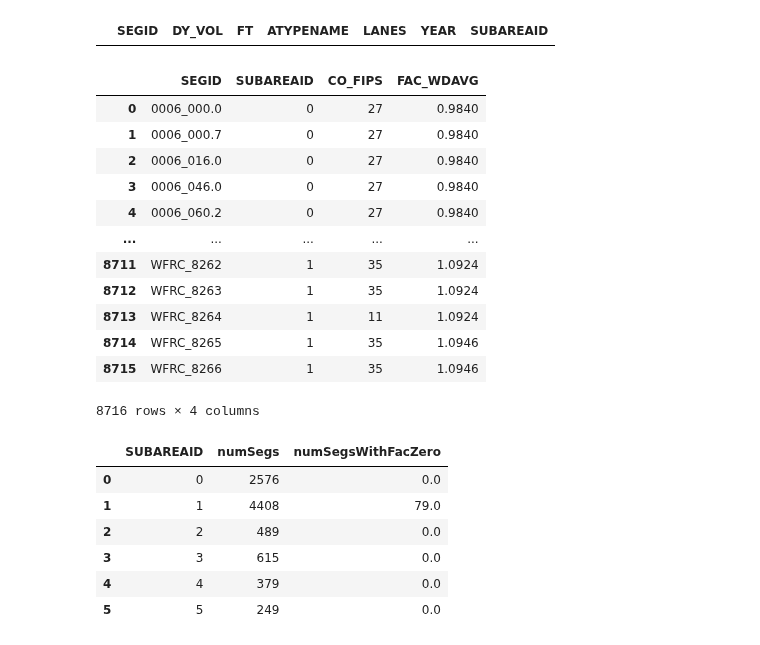
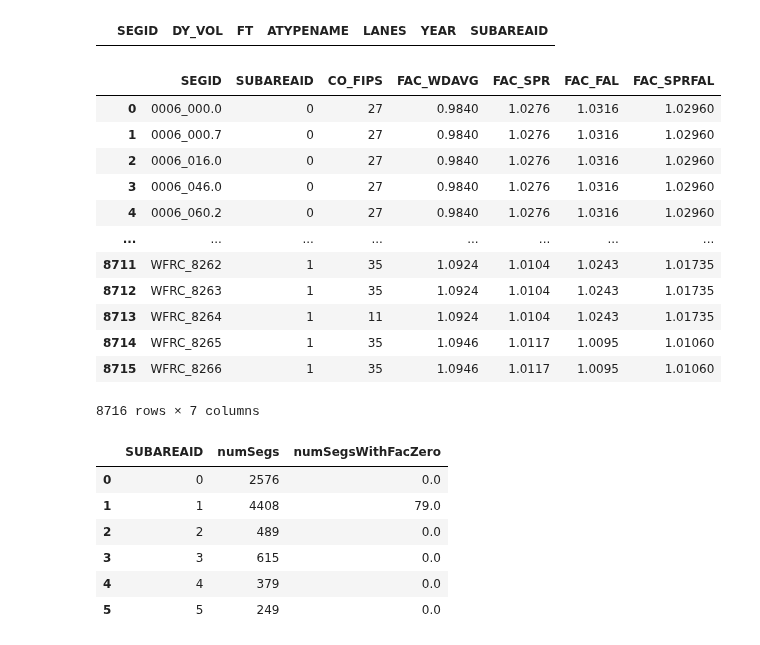
Before and after one commit to WFRCAnalytics/Traffic-Volume-Forecasts, a Jupyter notebook: 3-Prepare-Model-Forecasts.ipynb, the cells around one changed output. Drawn from its saved outputs; the diff is of its cells as text; code cells hidden in the pictures.

```diff
--- a/3-Prepare-Model-Forecasts.ipynb
+++ b/3-Prepare-Model-Forecasts.ipynb
@@ -12,6 +12,8 @@ fnSegmentsShapefile = 'data/segments/Segments_State_20231101_Draft.shp'
 
 # field for weekday factor
 colFacWdAvg = 'FAC_WDAVG'
+colFacSpr   = 'FAC_SPR'
+colFacFal   = 'FAC_FAL'
 
 # SHOULD WE ADJUST WEEKDAY FACTOR INTO FUTURE??
 
@@ -138,25 +140,27 @@ dfMdlVol[dfMdlVol['YEAR']==0]
 # %%
 # GET WEEKDAY FACTORS
 
 # read in segment shapefile
 gdfSegments = gpd.read_file(fnSegmentsShapefile)
-dfFac = gdfSegments[['SEGID', 'SUBAREAID', 'CO_FIPS', colFacWdAvg]].copy()
+dfFac = gdfSegments[['SEGID', 'SUBAREAID', 'CO_FIPS', colFacWdAvg, colFacSpr, colFacFal]].copy()
+
+dfFac['FAC_SPRFAL'] = (dfFac[colFacSpr] + dfFac[colFacFal]) / 2
 
 display(dfFac)
 # %% [output]
-|  | SEGID | SUBAREAID | CO_FIPS | FAC_WDAVG |
-| 0 | 0006_000.0 | 0 | 27 | 0.9840 |
-| 1 | 0006_000.7 | 0 | 27 | 0.9840 |
-| 2 | 0006_016.0 | 0 | 27 | 0.9840 |
-| 3 | 0006_046.0 | 0 | 27 | 0.9840 |
-| 4 | 0006_060.2 | 0 | 27 | 0.9840 |
-| ... | ... | ... | ... | ... |
-| 8711 | WFRC_8262 | 1 | 35 | 1.0924 |
-| 8712 | WFRC_8263 | 1 | 35 | 1.0924 |
-| 8713 | WFRC_8264 | 1 | 11 | 1.0924 |
-| 8714 | WFRC_8265 | 1 | 35 | 1.0946 |
-| 8715 | WFRC_8266 | 1 | 35 | 1.0946 |
+|  | SEGID | SUBAREAID | CO_FIPS | FAC_WDAVG | FAC_SPR | FAC_FAL | FAC_SPRFAL |
+| 0 | 0006_000.0 | 0 | 27 | 0.9840 | 1.0276 | 1.0316 | 1.02960 |
+| 1 | 0006_000.7 | 0 | 27 | 0.9840 | 1.0276 | 1.0316 | 1.02960 |
+| 2 | 0006_016.0 | 0 | 27 | 0.9840 | 1.0276 | 1.0316 | 1.02960 |
+| 3 | 0006_046.0 | 0 | 27 | 0.9840 | 1.0276 | 1.0316 | 1.02960 |
+| 4 | 0006_060.2 | 0 | 27 | 0.9840 | 1.0276 | 1.0316 | 1.02960 |
+| ... | ... | ... | ... | ... | ... | ... | ... |
+| 8711 | WFRC_8262 | 1 | 35 | 1.0924 | 1.0104 | 1.0243 | 1.01735 |
+| 8712 | WFRC_8263 | 1 | 35 | 1.0924 | 1.0104 | 1.0243 | 1.01735 |
+| 8713 | WFRC_8264 | 1 | 11 | 1.0924 | 1.0104 | 1.0243 | 1.01735 |
+| 8714 | WFRC_8265 | 1 | 35 | 1.0946 | 1.0117 | 1.0095 | 1.01060 |
+| 8715 | WFRC_8266 | 1 | 35 | 1.0946 | 1.0117 | 1.0095 | 1.01060 |
-8716 rows × 4 columns
+8716 rows × 7 columns
 # %%
 dfFac.loc[(dfFac['FAC_WDAVG']==0), 'checkZero'] = 1
 dfFac.groupby(['SUBAREAID'],as_index = False).agg(numSegs=('SEGID','count'),numSegsWithFacZero=('checkZero','sum'))
```
Also changed, not shown: parts of 6 cells of this notebook, 11 other files.
